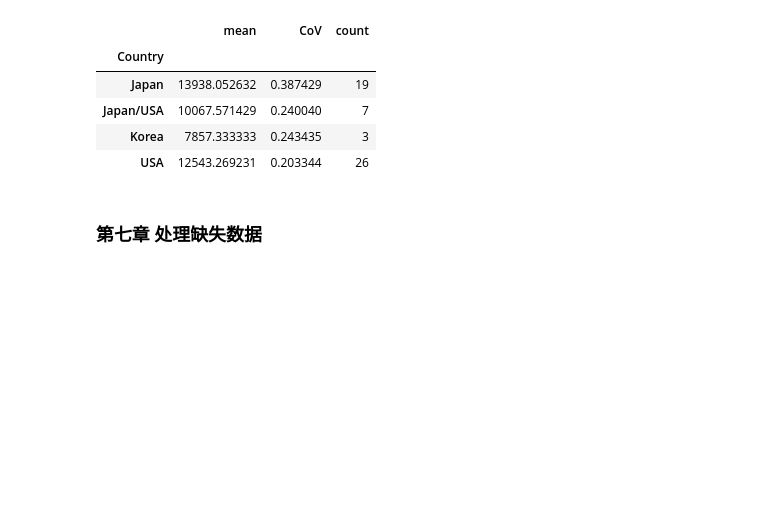
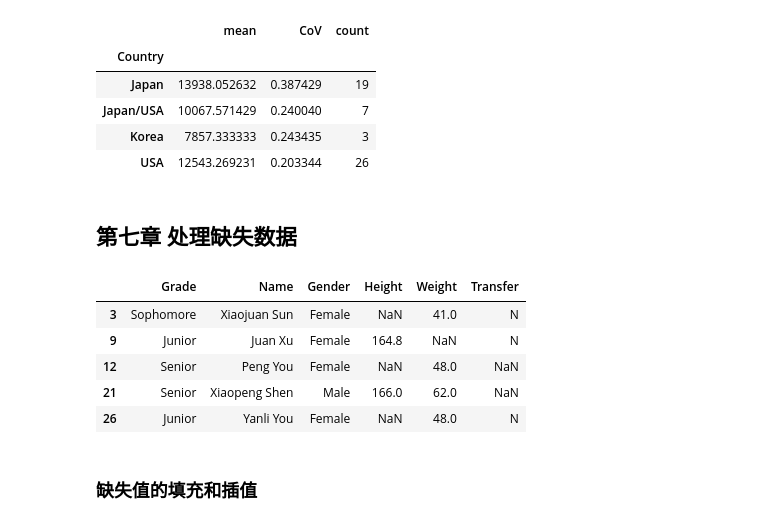
Before and after one commit to Rogerlv51/Python-DL_basic, a Jupyter notebook: joyful_pandas.ipynb, the cells around one changed output. Saved outputs shown, nothing was run; the diff lists cells and outputs as text; code cells hidden in the pictures; blank space fills up the shorter version.

Commit message:
pandas

```diff
--- a/joyful_pandas.ipynb
+++ b/joyful_pandas.ipynb
@@ -536,4 +536,28 @@ temp.groupby('Country')['Price'].agg(['mean', ('CoV', lambda x:x.std()/x.mean())
 | Korea | 7857.333333 | 0.243435 | 3 |
 | USA | 12543.269231 | 0.203344 | 26 |
 # %% [markdown]
-### 第七章 处理缺失数据
+## 第七章 处理缺失数据
+# %%
+# 缺失数据可以使用 isna 或 isnull （两个函数没有区别）来查看每个单元格是否缺失，
+# 通过和 sum 的组合可以计算出每列缺失值的比例：
+df = pd.read_csv('learn_pandas.csv',
+                usecols = ['Grade', 'Name', 'Gender', 'Height', 'Weight', 'Transfer'])
+df.isna().sum()/df.shape[0]    # 查看每列缺失值所占比例
+
+# 同样的也可以对某一行某一列查看缺失值
+df[df.Height.isna()].head()    # 可以把身高有缺失值的行全部列出来
+
+# 如果想要同时对几个列，检索出全部为缺失或者至少有一个缺失或者没有缺失的行，
+# 可以使用isna, notna 和 any, all 的组合
+sub_set = df[['Height', 'Weight', 'Transfer']]
+df[sub_set.isna().all(1)]       # 打印符合3个列全部有缺失值的行
+df[sub_set.isna().any(1)].head()       # 任意一列有缺失值即可
+# %% [output]
+|  | Grade | Name | Gender | Height | Weight | Transfer |
+| 3 | Sophomore | Xiaojuan Sun | Female | NaN | 41.0 | N |
+| 9 | Junior | Juan Xu | Female | 164.8 | NaN | N |
+| 12 | Senior | Peng You | Female | NaN | 48.0 | NaN |
+| 21 | Senior | Xiaopeng Shen | Male | 166.0 | 62.0 | NaN |
+| 26 | Junior | Yanli You | Female | NaN | 48.0 | N |
+# %% [markdown]
+### 缺失值的填充和插值
```
Also changed, not shown: parts of 3 cells of this notebook.
